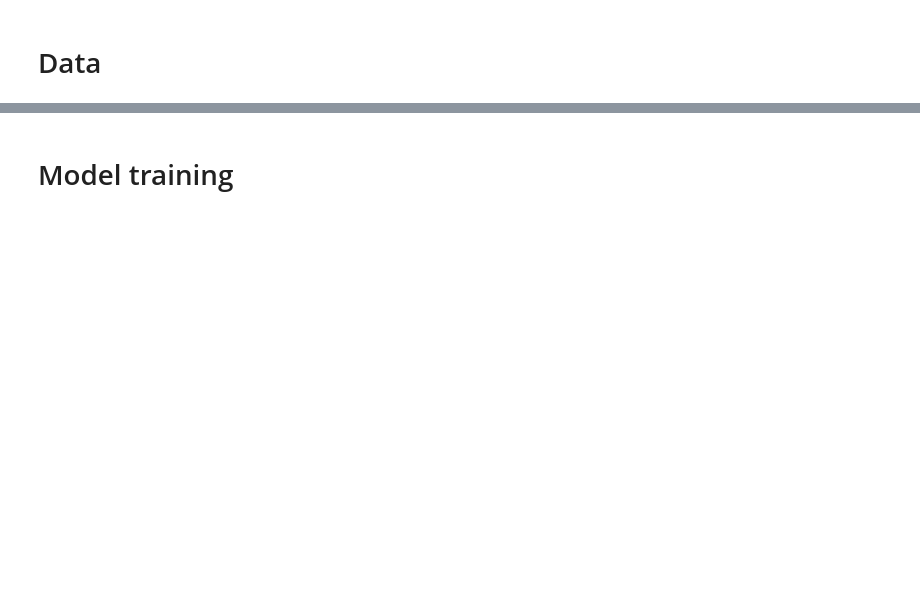
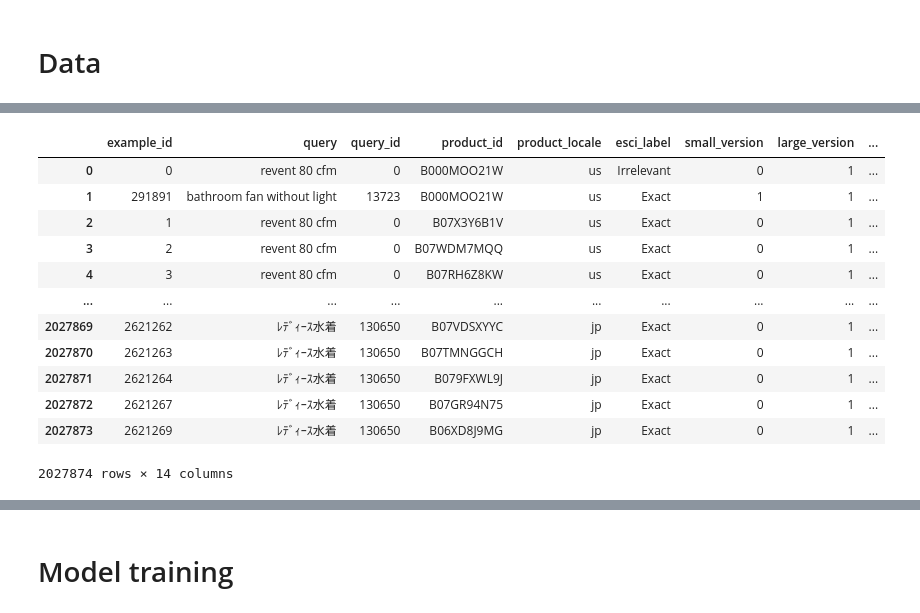
Before and after one commit to vkroz/neural-machines, a Jupyter notebook: semantic search/bi-encoder training - demo.ipynb, the cells around one changed output, grey strips where cells are left out. Cells and saved outputs as stored; diff of their text form; code cells hidden in the pictures; blank space fills up the shorter version.

```diff
--- a/semantic search/bi-encoder training - demo.ipynb
+++ b/semantic search/bi-encoder training - demo.ipynb
@@ -48,0 +54,6 @@ Training algorithm: Contrastive loss
+# %%
+from datasets import load_dataset
+
+esci = load_dataset("tasksource/esci")
+esci_train = load_dataset("tasksource/esci", split="train")
+esci_test  = load_dataset("tasksource/esci", split="test")
@@ -95,0 +93,20 @@ PRODUCTS:  /Users/vladimirkroz/datasets/shopping_queries_dataset/shopping_querie
+# %%
+# Then you can access splits like:
+train_df = esci["train"].to_pandas()
+val_df = esci["test"].to_pandas()
+# %%
+train_df
+# %% [output]
+|  | example_id | query | query_id | product_id | product_locale | esci_label | small_version | large_version | ... |
+| 0 | 0 | revent 80 cfm | 0 | B000MOO21W | us | Irrelevant | 0 | 1 | ... |
+| 1 | 291891 | bathroom fan without light | 13723 | B000MOO21W | us | Exact | 1 | 1 | ... |
+| 2 | 1 | revent 80 cfm | 0 | B07X3Y6B1V | us | Exact | 0 | 1 | ... |
+| 3 | 2 | revent 80 cfm | 0 | B07WDM7MQQ | us | Exact | 0 | 1 | ... |
+| 4 | 3 | revent 80 cfm | 0 | B07RH6Z8KW | us | Exact | 0 | 1 | ... |
+| ... | ... | ... | ... | ... | ... | ... | ... | ... | ... |
+| 2027869 | 2621262 | ﾚﾃﾞｨｰｽ水着 | 130650 | B07VDSXYYC | jp | Exact | 0 | 1 | ... |
+| 2027870 | 2621263 | ﾚﾃﾞｨｰｽ水着 | 130650 | B07TMNGGCH | jp | Exact | 0 | 1 | ... |
+| 2027871 | 2621264 | ﾚﾃﾞｨｰｽ水着 | 130650 | B079FXWL9J | jp | Exact | 0 | 1 | ... |
+| 2027872 | 2621267 | ﾚﾃﾞｨｰｽ水着 | 130650 | B07GR94N75 | jp | Exact | 0 | 1 | ... |
+| 2027873 | 2621269 | ﾚﾃﾞｨｰｽ水着 | 130650 | B06XD8J9MG | jp | Exact | 0 | 1 | ... |
+2027874 rows × 14 columns
```
Also changed, not shown: parts of 10 cells of this notebook, 7 other files.
